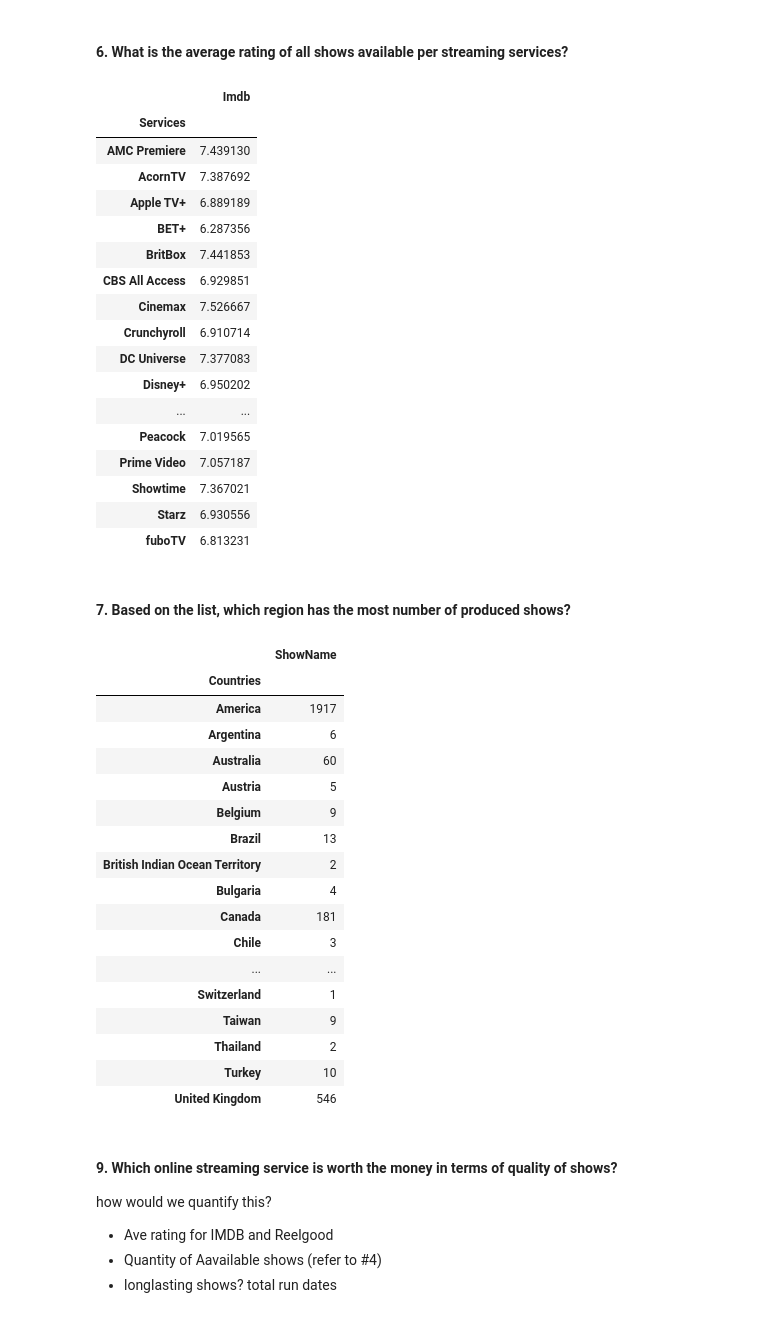
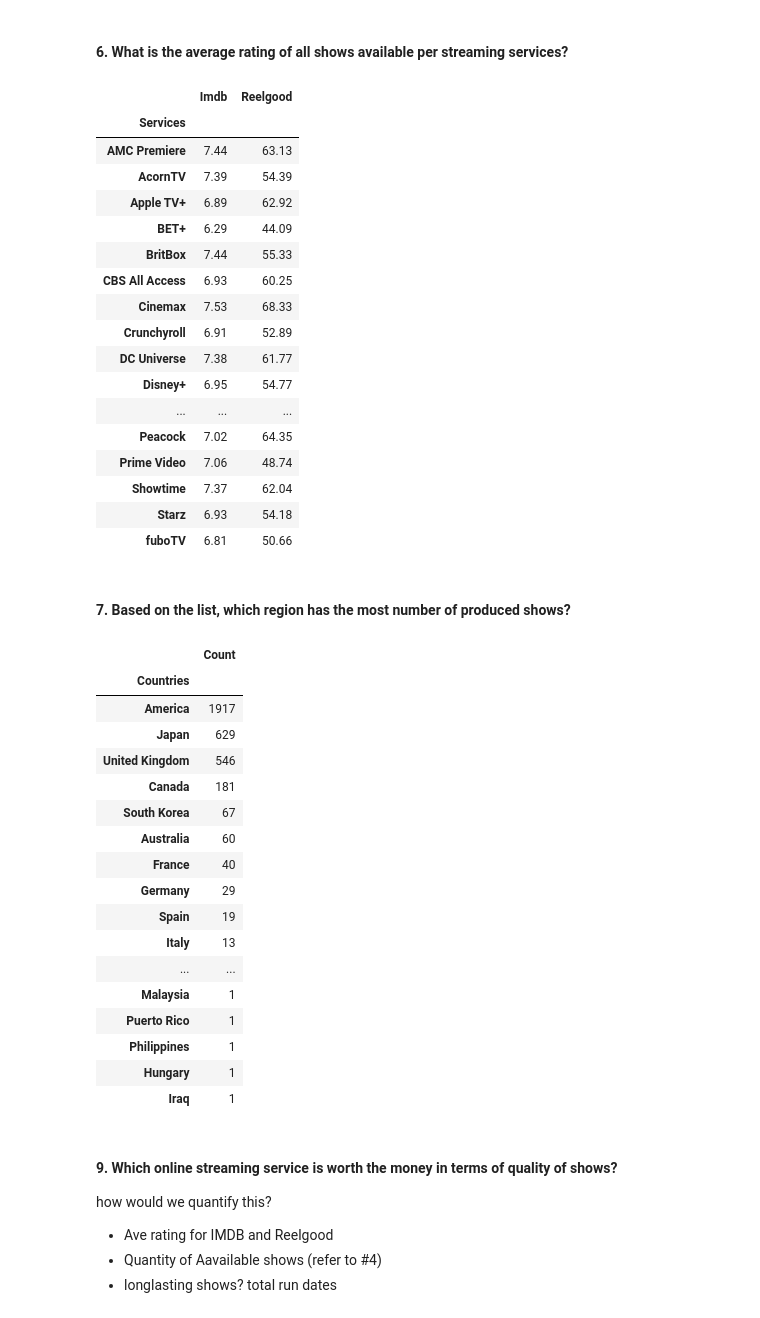
Before and after one commit to patcln/dlsu-datasci-patriciacelon, a Jupyter notebook: Project/Project.ipynb, the cells around one changed output. Cells and saved outputs as stored; diff of their text form; code cells hidden in the pictures.

```diff
--- a/Project/Project.ipynb
+++ b/Project/Project.ipynb
@@ -575,52 +576,53 @@ Disney+
 #### 6. What is the average rating of all shows available per streaming services?
 # %%
 #omaygahd and haba... sorry pag madaming variables names naliito na ako :(
-pd.pivot_table(service_pipe.filter(items=['Imdb']+services).dropna().melt(id_vars=['Imdb']).\
+pd.pivot_table(service_pipe.filter(items=['Imdb','Reelgood']+services).dropna().melt(id_vars=['Imdb','Reelgood']).\
                rename(columns={'variable':'Services'}).set_index('value').filter(like='1', axis=0),
-               index=['Services'],aggfunc=np.mean)
+               index=['Services'],aggfunc=np.mean).round(2)
 # %% [output]
-|  | Imdb |
-| Services |  |
-| AMC Premiere | 7.439130 |
-| AcornTV | 7.387692 |
-| Apple TV+ | 6.889189 |
-| BET+ | 6.287356 |
-| BritBox | 7.441853 |
-| CBS All Access | 6.929851 |
-| Cinemax | 7.526667 |
-| Crunchyroll | 6.910714 |
-| DC Universe | 7.377083 |
-| Disney+ | 6.950202 |
-| ... | ... |
-| Peacock | 7.019565 |
-| Prime Video | 7.057187 |
-| Showtime | 7.367021 |
-| Starz | 6.930556 |
-| fuboTV | 6.813231 |
+|  | Imdb | Reelgood |
+| Services |  |  |
+| AMC Premiere | 7.44 | 63.13 |
+| AcornTV | 7.39 | 54.39 |
+| Apple TV+ | 6.89 | 62.92 |
+| BET+ | 6.29 | 44.09 |
+| BritBox | 7.44 | 55.33 |
+| CBS All Access | 6.93 | 60.25 |
+| Cinemax | 7.53 | 68.33 |
+| Crunchyroll | 6.91 | 52.89 |
+| DC Universe | 7.38 | 61.77 |
+| Disney+ | 6.95 | 54.77 |
+| ... | ... | ... |
+| Peacock | 7.02 | 64.35 |
+| Prime Video | 7.06 | 48.74 |
+| Showtime | 7.37 | 62.04 |
+| Starz | 6.93 | 54.18 |
+| fuboTV | 6.81 | 50.66 |
 # %% [markdown]
 #### 7. Based on the list, which region has the most number of produced shows?
 # %%
 country_pipe.filter(items=['ShowName']+countries_list).melt(id_vars=['ShowName']).\
-rename(columns={'variable':'Countries'}).set_index('value').filter(like='1', axis=0).groupby('Countries').count()
+rename(columns={'variable':'Countries', 'ShowName':'Count'}).set_index('value').\
+filter(like='1', axis=0).groupby('Countries').count().sort_values(by='Count',ascending=False)
 # %% [output]
-|  | ShowName |
+|  | Count |
 | Countries |  |
 | America | 1917 |
-| Argentina | 6 |
+| Japan | 629 |
+| United Kingdom | 546 |
+| Canada | 181 |
+| South Korea | 67 |
 | Australia | 60 |
-| Austria | 5 |
-| Belgium | 9 |
-| Brazil | 13 |
-| British Indian Ocean Territory | 2 |
-| Bulgaria | 4 |
-| Canada | 181 |
-| Chile | 3 |
+| France | 40 |
+| Germany | 29 |
+| Spain | 19 |
+| Italy | 13 |
 | ... | ... |
-| Switzerland | 1 |
-| Taiwan | 9 |
-| Thailand | 2 |
-| Turkey | 10 |
-| United Kingdom | 546 |
+| Malaysia | 1 |
+| Puerto Rico | 1 |
+| Philippines | 1 |
+| Hungary | 1 |
+| Iraq | 1 |
 # %% [markdown]
 #### 9. Which online streaming service is worth the money in terms of quality of shows?
  how would we quantify this?
```
Also changed, not shown: parts of 1 cell of this notebook.
